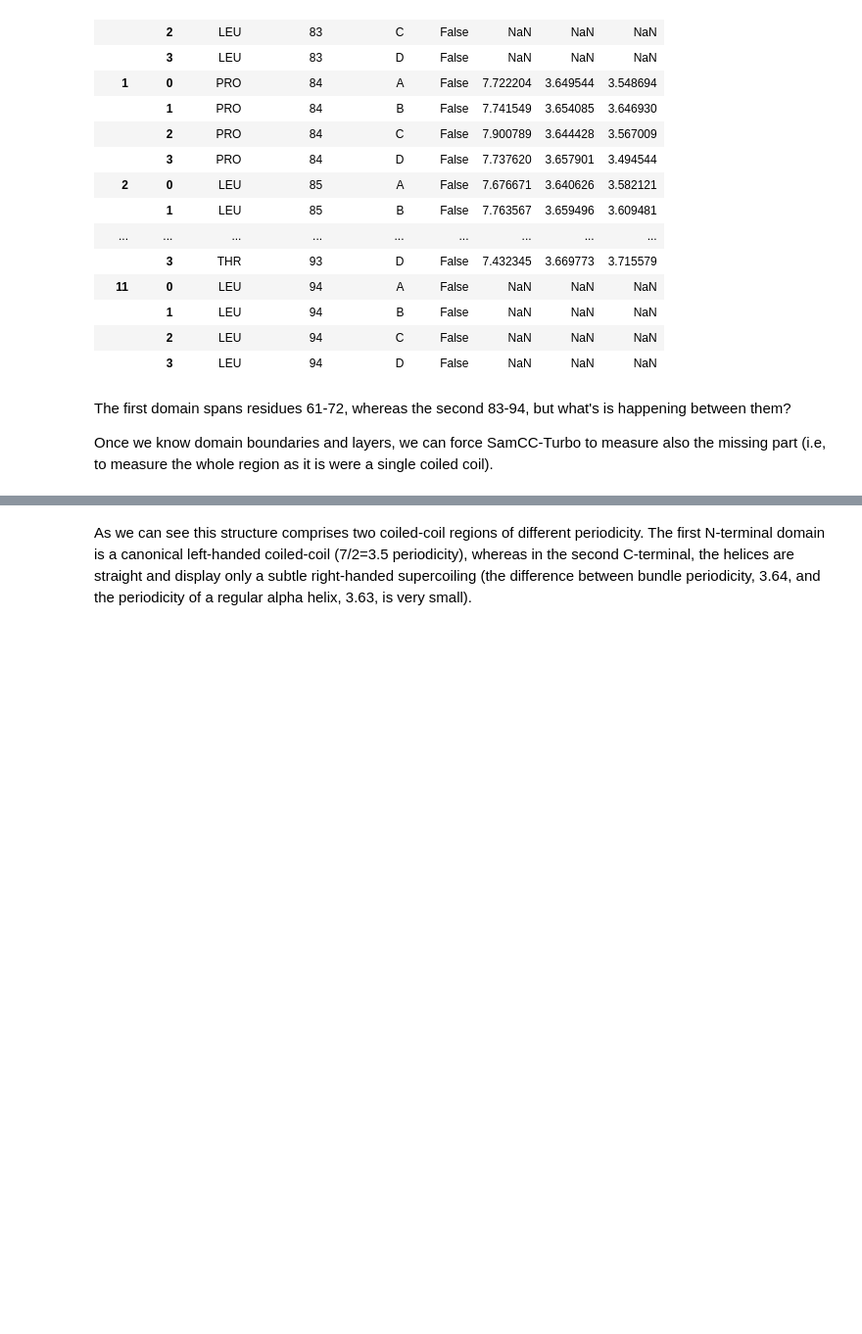
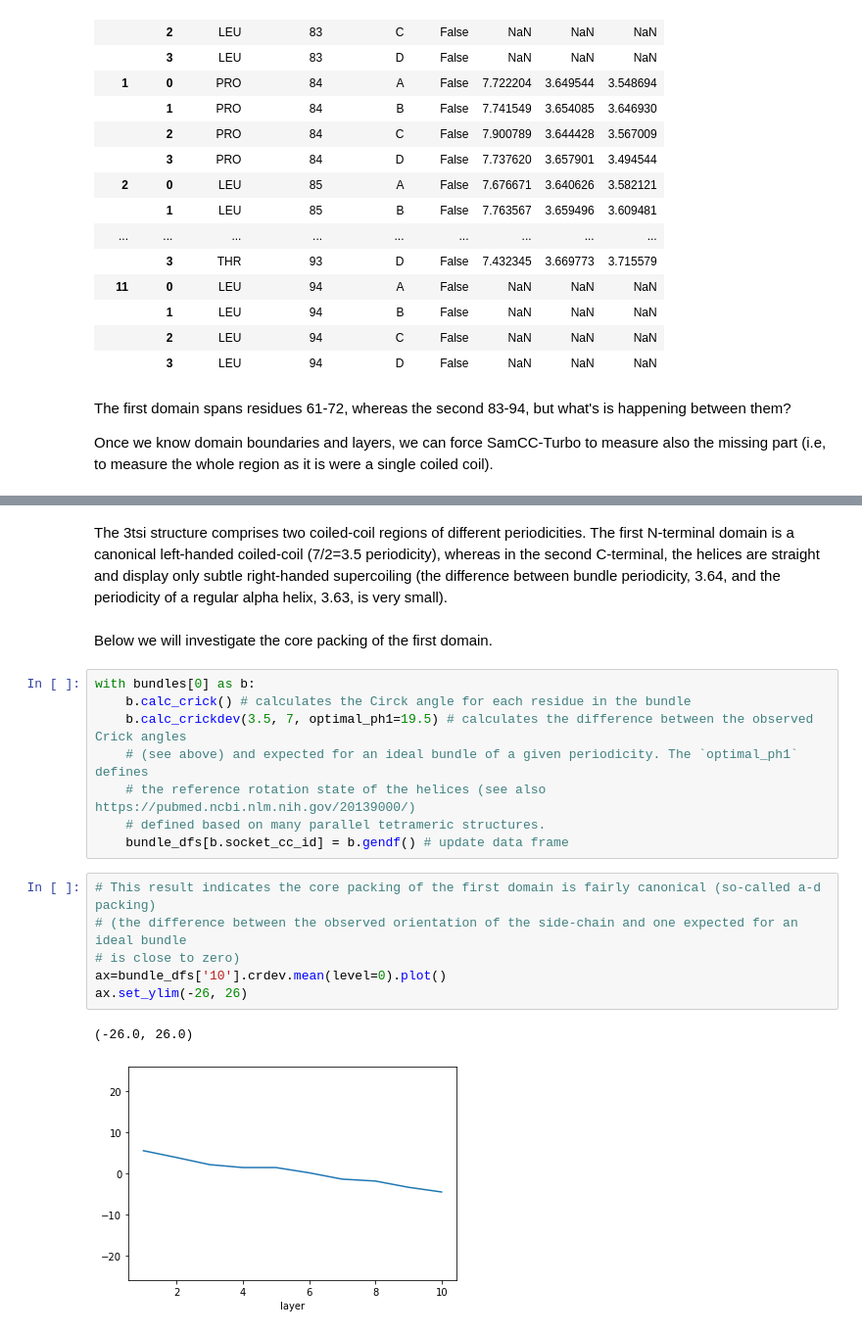
Before and after one commit to labstructbioinf/samcc_turbo, a Jupyter notebook: Example.ipynb, the cells around one changed output, grey strips where cells are left out. Shown at 98% size. Cells and saved outputs as stored; diff of their text form; blank space fills up the shorter version.

```diff
--- a/Example.ipynb
+++ b/Example.ipynb
@@ -160,2 +161,21 @@ periodicity of bundle #2 3.64 res/turn -> non-canonical 11/3 coiled coil
 # %% [markdown]
-As we can see this structure comprises two coiled-coil regions of different periodicity. The first N-terminal domain is a canonical left-handed coiled-coil (7/2=3.5 periodicity), whereas in the second C-terminal, the helices are straight and display only a subtle right-handed supercoiling (the difference between bundle periodicity, 3.64, and the periodicity of a regular alpha helix, 3.63, is very small).
+The 3tsi structure comprises two coiled-coil regions of different periodicities. The first N-terminal domain is a canonical left-handed coiled-coil (7/2=3.5 periodicity), whereas in the second C-terminal, the helices are straight and display only subtle right-handed supercoiling (the difference between bundle periodicity, 3.64, and the periodicity of a regular alpha helix, 3.63, is very small).
+# %% [markdown]
+Below we will investigate the core packing of the first domain.
+# %%
+with bundles[0] as b:
+    b.calc_crick() # calculates the Circk angle for each residue in the bundle
+    b.calc_crickdev(3.5, 7, optimal_ph1=19.5) # calculates the difference between the observed Crick angles
+    # (see above) and expected for an ideal bundle of a given periodicity. The `optimal_ph1` defines
+    # the reference rotation state of the helices (see also https://pubmed.ncbi.nlm.nih.gov/20139000/)
+    # defined based on many parallel tetrameric structures.
+    bundle_dfs[b.socket_cc_id] = b.gendf() # update data frame
+# %%
+# This result indicates the core packing of the first domain is fairly canonical (so-called a-d packing)
+# (the difference between the observed orientation of the side-chain and one expected for an ideal bundle
+# is close to zero)
+ax=bundle_dfs['10'].crdev.mean(level=0).plot()
+ax.set_ylim(-26, 26)
+# %% [output]
+(-26.0, 26.0)
+[figure, added]
```
Also changed, not shown: parts of 13 cells of this notebook, 1 other file.
